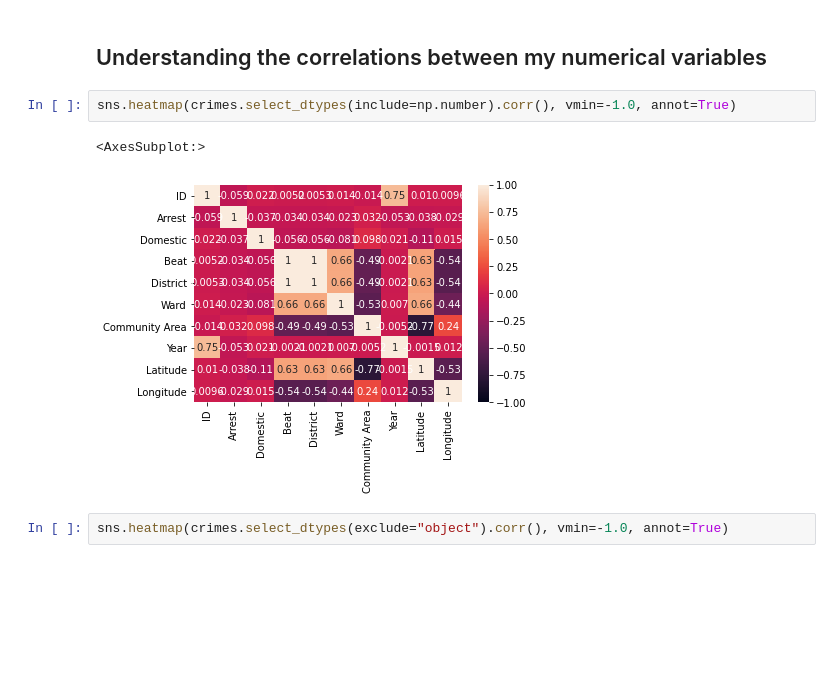
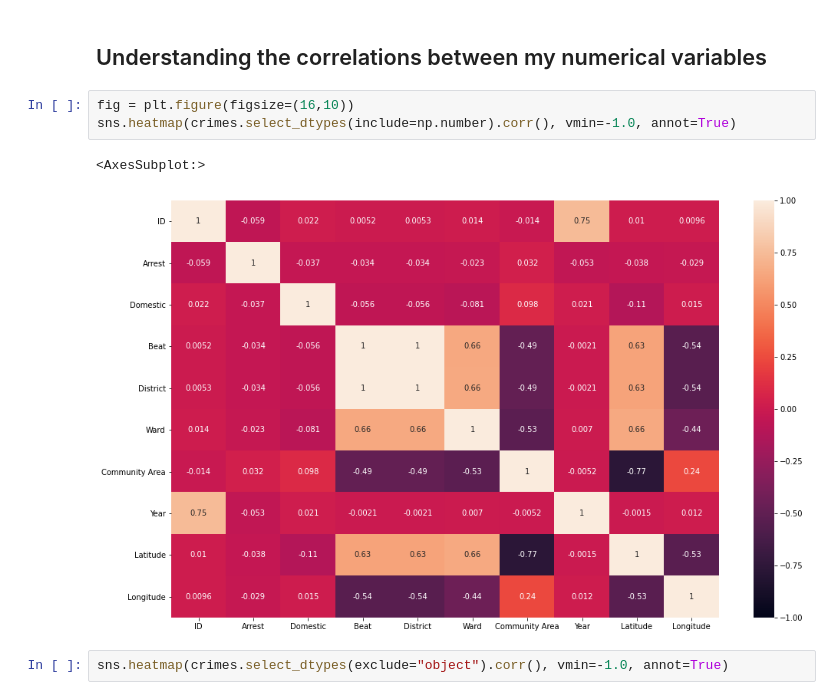
Before and after one commit to leo-cavalcante/crimes-in-chicago, a Jupyter notebook: Crime Analysis - Arrest and Domestic.ipynb, the cells around one changed output. Saved outputs shown, nothing was run; the diff lists cells and outputs as text; blank space fills up the shorter version.

```diff
--- a/Crime Analysis - Arrest and Domestic.ipynb
+++ b/Crime Analysis - Arrest and Domestic.ipynb
@@ -107,10 +107,11 @@ dtype: object
 # %% [markdown]
 ## Understanding the correlations between my numerical variables
 # %%
+fig = plt.figure(figsize=(16,10))
 sns.heatmap(crimes.select_dtypes(include=np.number).corr(), vmin=-1.0, annot=True)
 # %% [output]
 <AxesSubplot:>
-[figure, old version]
+[figure, new version]
 # %%
 sns.heatmap(crimes.select_dtypes(exclude="object").corr(), vmin=-1.0, annot=True)
 # %% [output]
```
Also changed, not shown: parts of 3 cells of this notebook, 1 other file.
